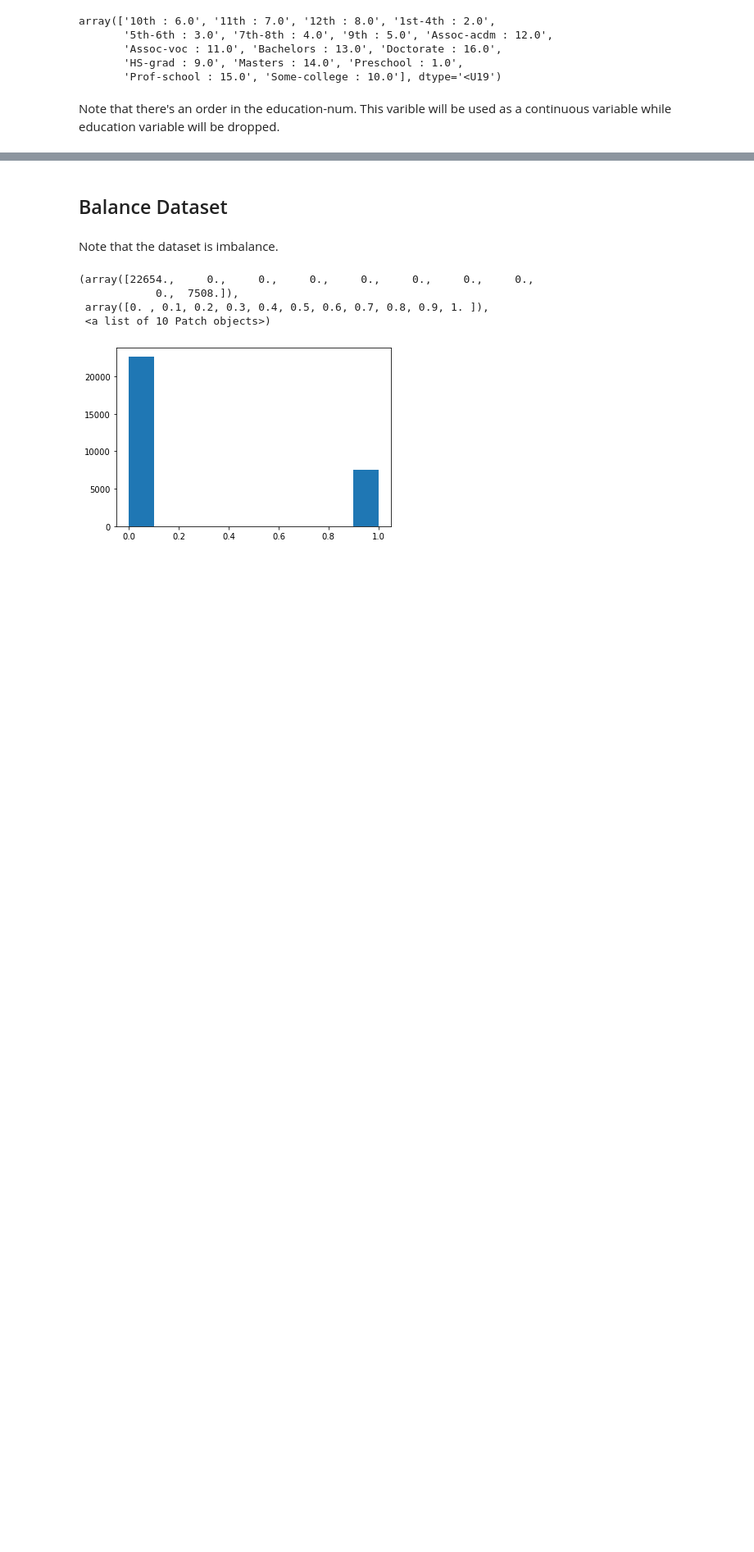
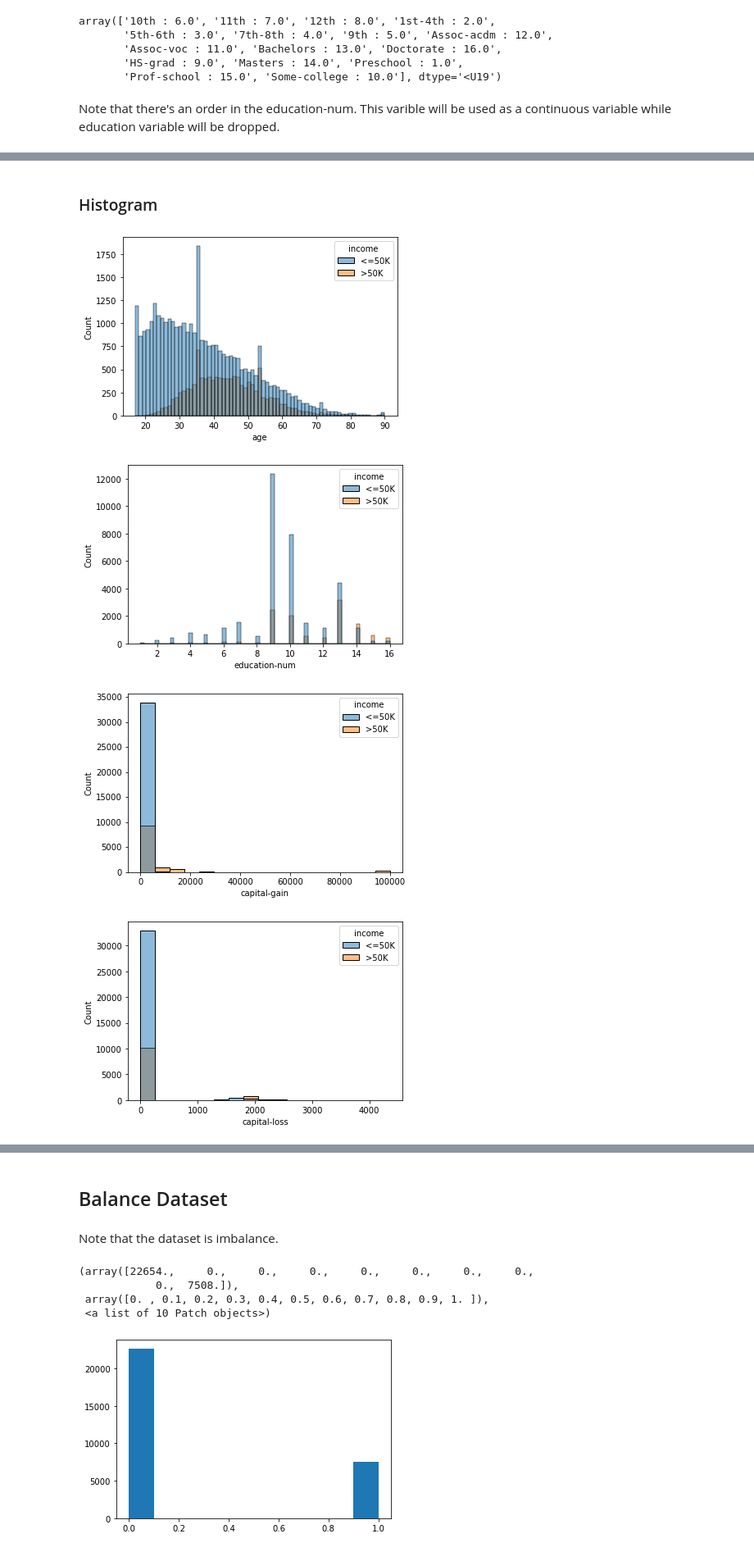
Before and after one commit to ndenStanford/Income_Prediction, a Jupyter notebook: ML_challenge.ipynb, the cells around one changed output, grey strips where cells are left out. Shown at 82% size. Cells and saved outputs as stored; diff of their text form; code cells hidden in the pictures; blank space fills up the shorter version.

Commit message:
visualization added

```diff
--- a/ML_challenge.ipynb
+++ b/ML_challenge.ipynb
@@ -48,3 +50,6 @@ df = pd.concat([df_train, df_test])
+# %%
+df_test['income'] = df_test['income'].apply(lambda x: x[:-1])
+df = pd.concat([df_train, df_test])
 # %%
 string_cols = ['workclass', 'education', 'marital-status', 'occupation', 'relationship', 'race', 'sex', 'native-country', 'income']
 df[string_cols] = df[string_cols].apply(lambda x: x.str.strip())
@@ -65,6 +70,9 @@ Note that there's an order in the education-num. This varible will be used as a
 numerical_cols = ['age', 'education-num', 'capital-gain', 'capital-loss', 'hours-per-week']
 
 categorical_cols = ['workclass', 'marital-status', 'occupation', 'relationship', 'race', 'sex', 'native-country']
+# %%
+df[numerical_cols] = df[numerical_cols].astype(float)
+df[categorical_cols] = df[categorical_cols].astype('category')
 # %%
 df_dummies = pd.get_dummies(df[categorical_cols])
 df_final = pd.concat([df[numerical_cols], df_dummies], axis = 1)
@@ -100,0 +111,11 @@ y_test = y[len(df_train):]
+# %% [markdown]
+### Histogram
+# %%
+for x in numerical_cols:
+    plt.figure()
+    sns.histplot(data=df, x=x, hue="income")
+# %% [output]
+[figure, added]
+[figure, added]
+[figure, added]
+[figure, added]
```
Also changed, not shown: parts of 17 cells of this notebook.
